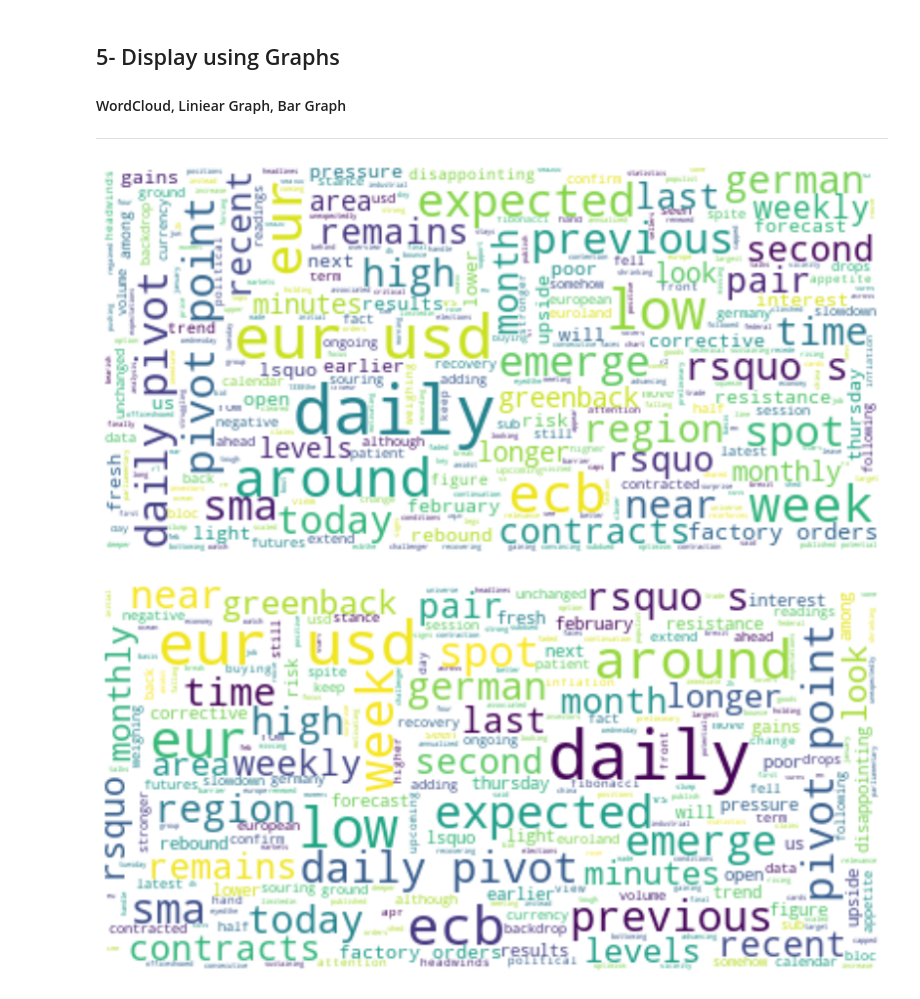
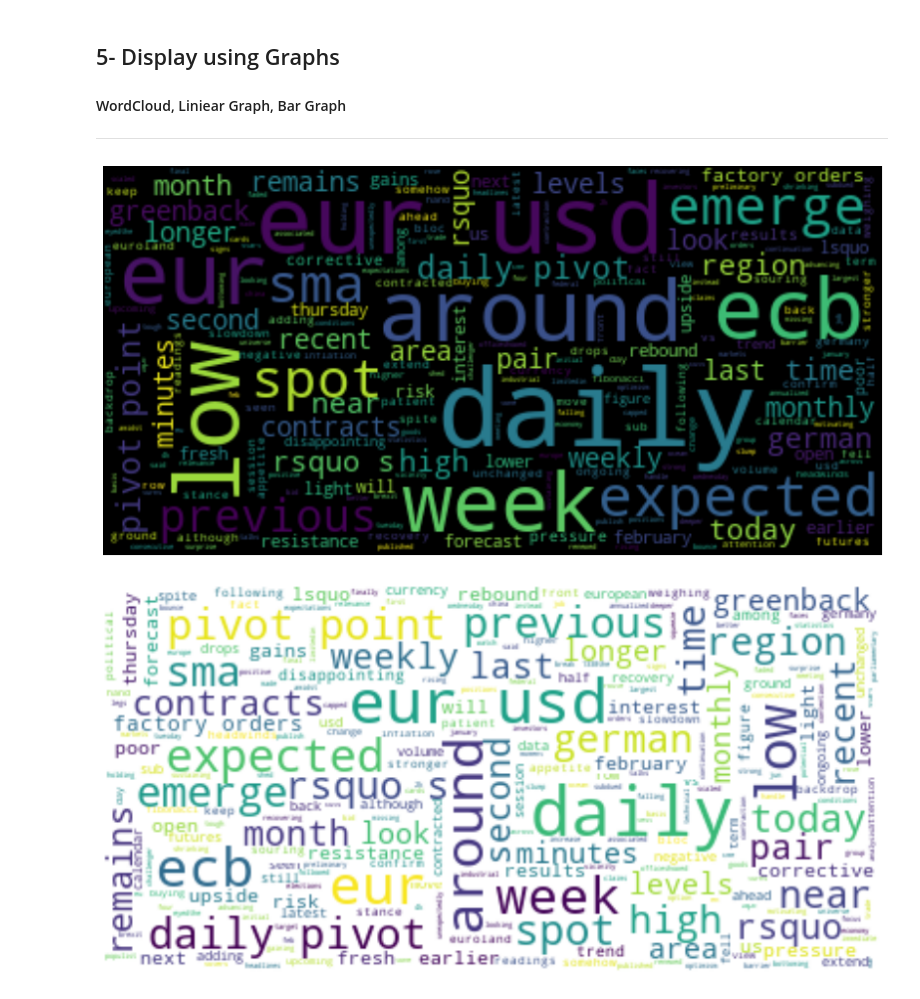
Before and after one commit to farshadnp/Data-Mining-Exercises-Code, a Jupyter notebook: Text-PreProccessing.ipynb, the cells around one changed output. Saved outputs shown, nothing was run; the diff lists cells and outputs as text; code cells hidden in the pictures.

```diff
--- a/Text-PreProccessing.ipynb
+++ b/Text-PreProccessing.ipynb
@@ -125,9 +135,9 @@ MyStopWords= ["a","about","above","after","again","against","all","am","an","and
 # %%
 # removing STOP-WORDS  with upper wordlist
 
-result = [i for i in book1_S if not i in MyStopWords]
-
-print("before remove stop-words : ", len(book1_S),"words.",
+def RemoveStopWords(book):
+    result = [i for i in book if not i in MyStopWords]
+    print("before remove stop-words : ", len(book),"words.",
       "\nafter count new words    : ", len(result),"words.","\n ________________________________________\n")
-
-print (result)
+    print (result)
+    return result
@@ -150,15 +179,15 @@ import pandas as pd
 # %%
 
 word = ','.join(result)
 
-wordcloud = WordCloud(max_font_size=35, max_words=len(word), background_color='white').generate(word)
+wordcloud = WordCloud(max_font_size=55, max_words=len(word), background_color='black').generate(word)
 
 plt.figure(figsize=(14,10))
 plt.axis('off')
 plt.imshow(wordcloud, interpolation='bilinear')
 plt.show()
 # %% [output]
-[figure, old version]
+[figure, new version]
 # %%
 def DisplayAsWordCloudGraph(document):
     word = ','.join(result)
@@ -169,6 +198,6 @@ def DisplayAsWordCloudGraph(document):
     plt.imshow(wordcloud, interpolation='bilinear')
     plt.show()
 # %%
-DisplayAsWordCloudGraph(doc_5)
+DisplayAsWordCloudGraph(book2)
 # %% [output]
-[figure, old version]
+[figure, new version]
```
Also changed, not shown: parts of 7 cells of this notebook.
